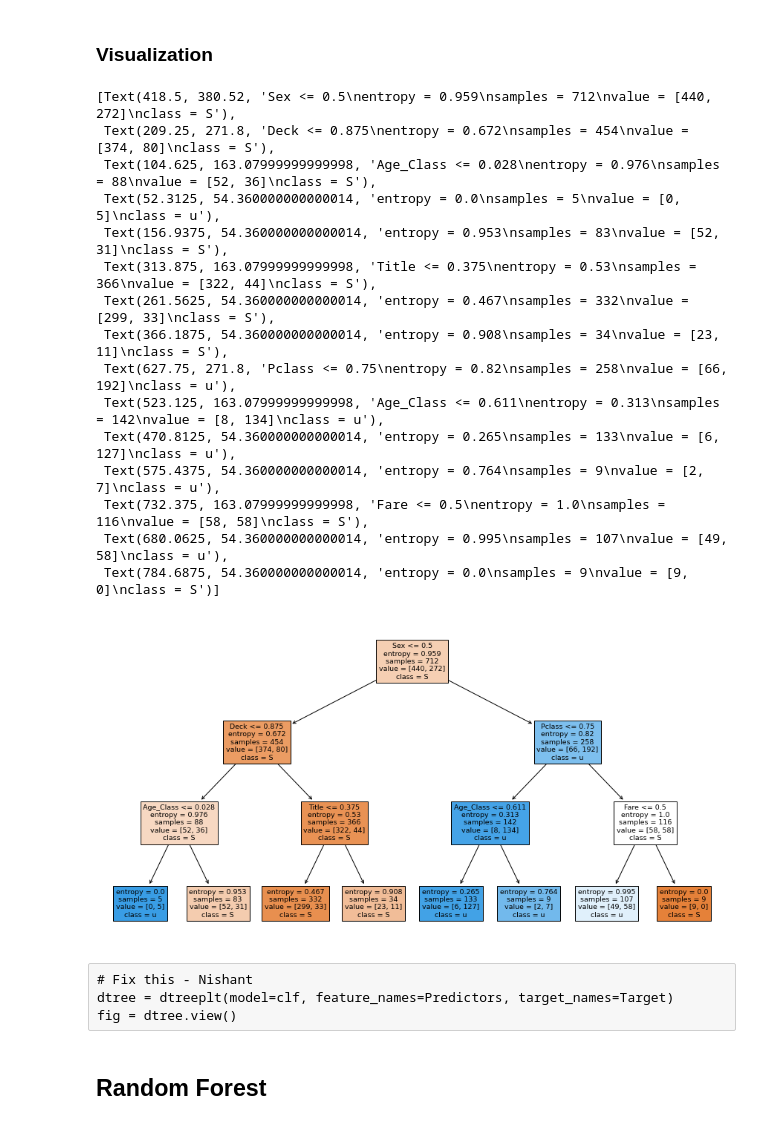
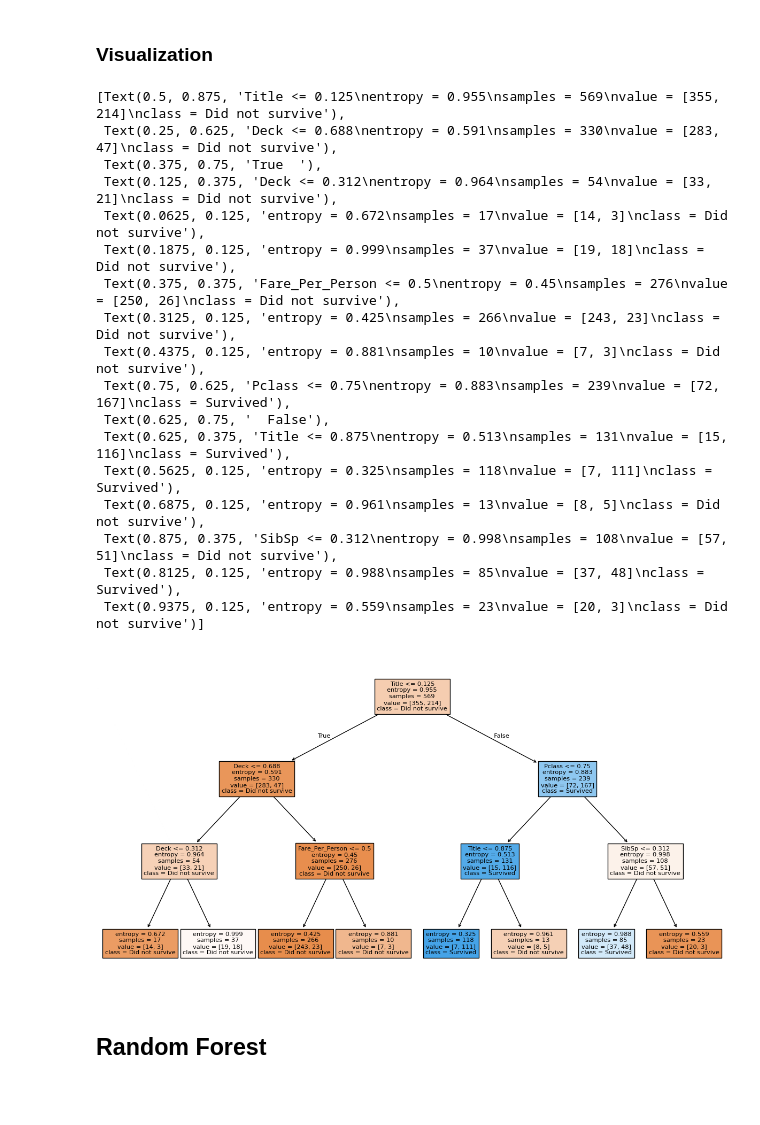
Before and after one commit to nishantnayar/Titanic, a Jupyter notebook: Titanic.ipynb, the cells around one changed output. Drawn from its saved outputs; the diff is of its cells as text; code cells hidden in the pictures; blank space fills up the shorter version.

```diff
--- a/Titanic.ipynb
+++ b/Titanic.ipynb
@@ -85,8 +82,8 @@ c = lambda x: enmax_palette[color_codes_wanted.index(x)]
 # %% [markdown]
 We will be first loading the data from Kaggle competiton website.
 # %%
-test_df = pd.read_csv("test.csv")
-train_df = pd.read_csv("train.csv")
+test_df = pd.read_csv('./data/test.csv')
+train_df = pd.read_csv('./data/train.csv')
 # %%
 train = int(round(len(train_df) / (len(train_df) + len(test_df)), 2) * 100)
 test = int(round(len(test_df) / (len(train_df) + len(test_df)), 2) * 100)
@@ -774,29 +768,27 @@ plt.show()
 # %%
 from sklearn.tree import plot_tree
 fig = plt.figure(figsize=(15, 8))
 ax = fig.add_subplot()
-plot_tree(clf, feature_names=Predictors, ax=ax, class_names=Target, filled=True)
+plot_tree(clf, feature_names=Predictors, ax=ax, class_names=["Did not survive", "Survived"], filled=True)
 # %% [output]
-[Text(418.5, 380.52, 'Sex <= 0.5\nentropy = 0.959\nsamples = 712\nvalue = [440, 272]\nclass = S'),
- Text(209.25, 271.8, 'Deck <= 0.875\nentropy = 0.672\nsamples = 454\nvalue = [374, 80]\nclass = S'),
- Text(104.625, 163.07999999999998, 'Age_Class <= 0.028\nentropy = 0.976\nsamples = 88\nvalue = [52, 36]\nclass = S'),
- Text(52.3125, 54.360000000000014, 'entropy = 0.0\nsamples = 5\nvalue = [0, 5]\nclass = u'),
- Text(156.9375, 54.360000000000014, 'entropy = 0.953\nsamples = 83\nvalue = [52, 31]\nclass = S'),
- Text(313.875, 163.07999999999998, 'Title <= 0.375\nentropy = 0.53\nsamples = 366\nvalue = [322, 44]\nclass = S'),
- Text(261.5625, 54.360000000000014, 'entropy = 0.467\nsamples = 332\nvalue = [299, 33]\nclass = S'),
- Text(366.1875, 54.360000000000014, 'entropy = 0.908\nsamples = 34\nvalue = [23, 11]\nclass = S'),
- Text(627.75, 271.8, 'Pclass <= 0.75\nentropy = 0.82\nsamples = 258\nvalue = [66, 192]\nclass = u'),
- Text(523.125, 163.07999999999998, 'Age_Class <= 0.611\nentropy = 0.313\nsamples = 142\nvalue = [8, 134]\nclass = u'),
- Text(470.8125, 54.360000000000014, 'entropy = 0.265\nsamples = 133\nvalue = [6, 127]\nclass = u'),
- Text(575.4375, 54.360000000000014, 'entropy = 0.764\nsamples = 9\nvalue = [2, 7]\nclass = u'),
- Text(732.375, 163.07999999999998, 'Fare <= 0.5\nentropy = 1.0\nsamples = 116\nvalue = [58, 58]\nclass = S'),
- Text(680.0625, 54.360000000000014, 'entropy = 0.995\nsamples = 107\nvalue = [49, 58]\nclass = u'),
- Text(784.6875, 54.360000000000014, 'entropy = 0.0\nsamples = 9\nvalue = [9, 0]\nclass = S')]
+[Text(0.5, 0.875, 'Title <= 0.125\nentropy = 0.955\nsamples = 569\nvalue = [355, 214]\nclass = Did not survive'),
+ Text(0.25, 0.625, 'Deck <= 0.688\nentropy = 0.591\nsamples = 330\nvalue = [283, 47]\nclass = Did not survive'),
+ Text(0.375, 0.75, 'True  '),
+ Text(0.125, 0.375, 'Deck <= 0.312\nentropy = 0.964\nsamples = 54\nvalue = [33, 21]\nclass = Did not survive'),
+ Text(0.0625, 0.125, 'entropy = 0.672\nsamples = 17\nvalue = [14, 3]\nclass = Did not survive'),
+ Text(0.1875, 0.125, 'entropy = 0.999\nsamples = 37\nvalue = [19, 18]\nclass = Did not survive'),
+ Text(0.375, 0.375, 'Fare_Per_Person <= 0.5\nentropy = 0.45\nsamples = 276\nvalue = [250, 26]\nclass = Did not survive'),
+ Text(0.3125, 0.125, 'entropy = 0.425\nsamples = 266\nvalue = [243, 23]\nclass = Did not survive'),
+ Text(0.4375, 0.125, 'entropy = 0.881\nsamples = 10\nvalue = [7, 3]\nclass = Did not survive'),
+ Text(0.75, 0.625, 'Pclass <= 0.75\nentropy = 0.883\nsamples = 239\nvalue = [72, 167]\nclass = Survived'),
+ Text(0.625, 0.75, '  False'),
+ Text(0.625, 0.375, 'Title <= 0.875\nentropy = 0.513\nsamples = 131\nvalue = [15, 116]\nclass = Survived'),
+ Text(0.5625, 0.125, 'entropy = 0.325\nsamples = 118\nvalue = [7, 111]\nclass = Survived'),
+ Text(0.6875, 0.125, 'entropy = 0.961\nsamples = 13\nvalue = [8, 5]\nclass = Did not survive'),
+ Text(0.875, 0.375, 'SibSp <= 0.312\nentropy = 0.998\nsamples = 108\nvalue = [57, 51]\nclass = Did not survive'),
+ Text(0.8125, 0.125, 'entropy = 0.988\nsamples = 85\nvalue = [37, 48]\nclass = Survived'),
+ Text(0.9375, 0.125, 'entropy = 0.559\nsamples = 23\nvalue = [20, 3]\nclass = Did not survive')]
-[figure, old version]
+[figure, new version]
-# %% [raw]
-# Fix this - Nishant
-dtree = dtreeplt(model=clf, feature_names=Predictors, target_names=Target)
-fig = dtree.view()
 # %% [markdown]
 ## Random Forest
 # %%
```
Also changed, not shown: parts of 38 cells of this notebook, 29 other files.
